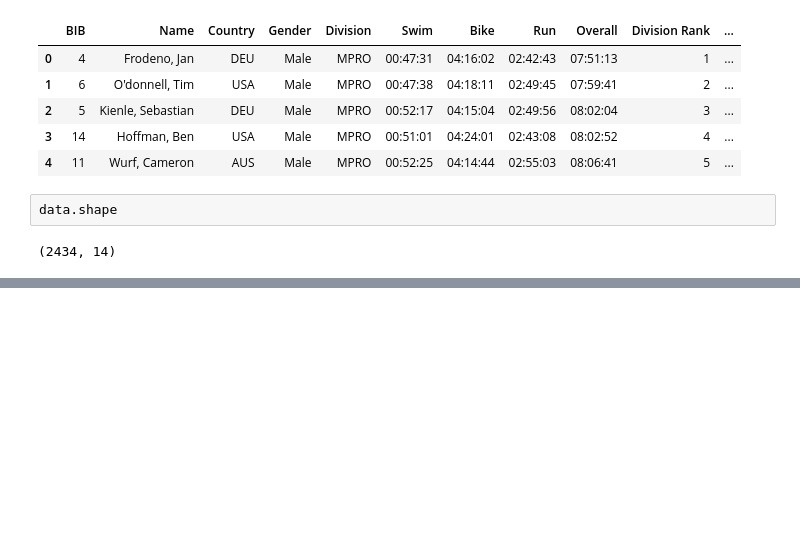
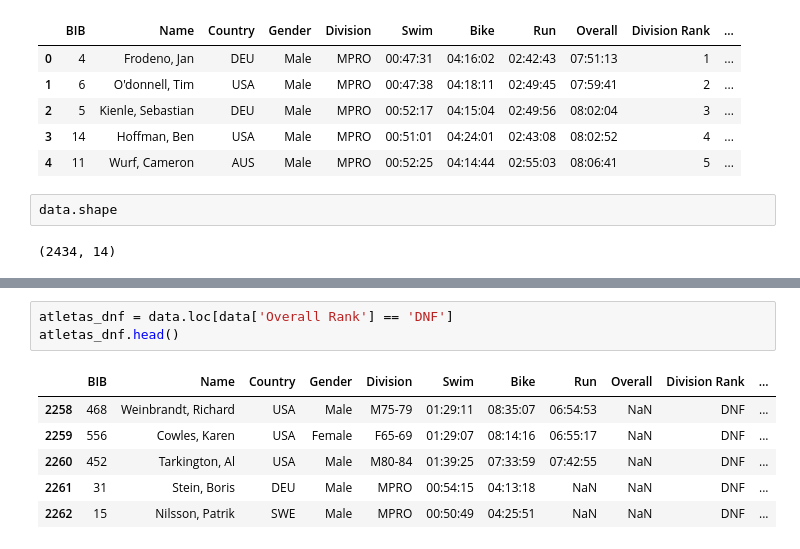
Before and after one commit to Luyyss/iron_man_2019_stats, a Jupyter notebook: app.ipynb, the cells around one changed output, grey strips where cells are left out. Cells and saved outputs as stored; diff of their text form; blank space fills up the shorter version.

```diff
--- a/app.ipynb
+++ b/app.ipynb
@@ -27,0 +71,10 @@ plt.show()
+# %%
+atletas_dnf = data.loc[data['Overall Rank'] == 'DNF']
+atletas_dnf.head()
+# %% [output]
+|  | BIB | Name | Country | Gender | Division | Swim | Bike | Run | Overall | Division Rank | ... |
+| 2258 | 468 | Weinbrandt, Richard | USA | Male | M75-79 | 01:29:11 | 08:35:07 | 06:54:53 | NaN | DNF | ... |
+| 2259 | 556 | Cowles, Karen | USA | Female | F65-69 | 01:29:07 | 08:14:16 | 06:55:17 | NaN | DNF | ... |
+| 2260 | 452 | Tarkington, Al | USA | Male | M80-84 | 01:39:25 | 07:33:59 | 07:42:55 | NaN | DNF | ... |
+| 2261 | 31 | Stein, Boris | DEU | Male | MPRO | 00:54:15 | 04:13:18 | NaN | NaN | DNF | ... |
+| 2262 | 15 | Nilsson, Patrik | SWE | Male | MPRO | 00:50:49 | 04:25:51 | NaN | NaN | DNF | ... |
```
Also changed, not shown: parts of 14 cells of this notebook, 5 other files.
